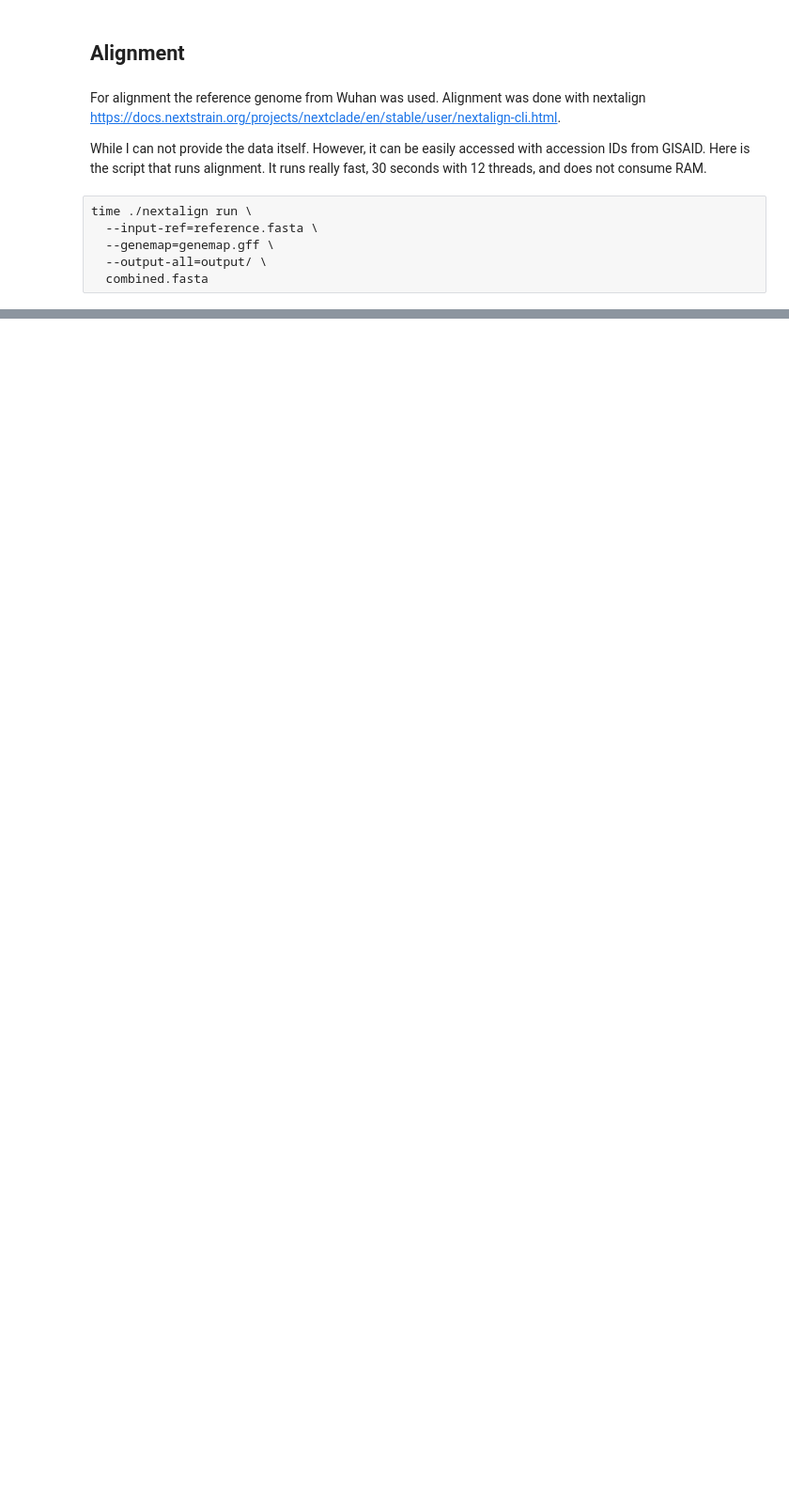
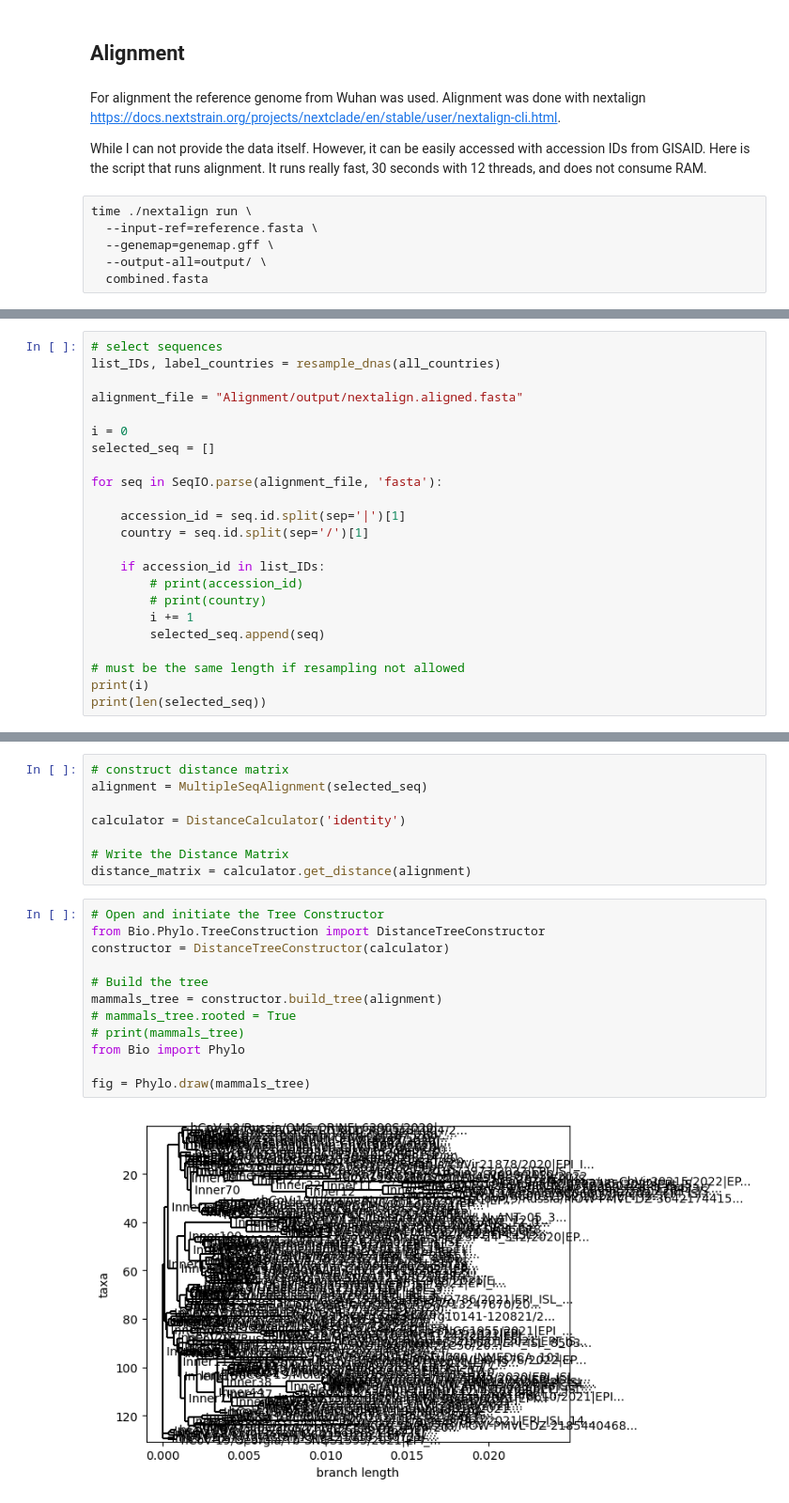
Before and after one commit to Sultan-Ai/COVID, a Jupyter notebook: COVID_analysis.ipynb, the cells around one changed output, grey strips where cells are left out. Shown at 94% size. Cells and saved outputs as stored; diff of their text form; blank space fills up the shorter version.

```diff
--- a/COVID_analysis.ipynb
+++ b/COVID_analysis.ipynb
@@ -330,0 +387,23 @@ time ./nextalign run \
+# %%
+# select sequences
+list_IDs, label_countries = resample_dnas(all_countries)
+
+alignment_file = "Alignment/output/nextalign.aligned.fasta"
+
+i = 0
+selected_seq = []
+
+for seq in SeqIO.parse(alignment_file, 'fasta'):
+
+    accession_id = seq.id.split(sep='|')[1]
+    country = seq.id.split(sep='/')[1]
+
+    if accession_id in list_IDs:
+        # print(accession_id)
+        # print(country)
+        i += 1
+        selected_seq.append(seq)
+
+# must be the same length if resampling not allowed
+print(i)
+print(len(selected_seq))
@@ -330,0 +413,22 @@ time ./nextalign run \
+# %%
+# construct distance matrix
+alignment = MultipleSeqAlignment(selected_seq)
+
+calculator = DistanceCalculator('identity')
+
+# Write the Distance Matrix
+distance_matrix = calculator.get_distance(alignment)
+# %%
+# Open and initiate the Tree Constructor
+from Bio.Phylo.TreeConstruction import DistanceTreeConstructor
+constructor = DistanceTreeConstructor(calculator)
+
+# Build the tree
+mammals_tree = constructor.build_tree(alignment)
+# mammals_tree.rooted = True
+# print(mammals_tree)
+from Bio import Phylo
+
+fig = Phylo.draw(mammals_tree)
+# %% [output]
+[figure, added]
```
Also changed, not shown: parts of 17 cells of this notebook.
